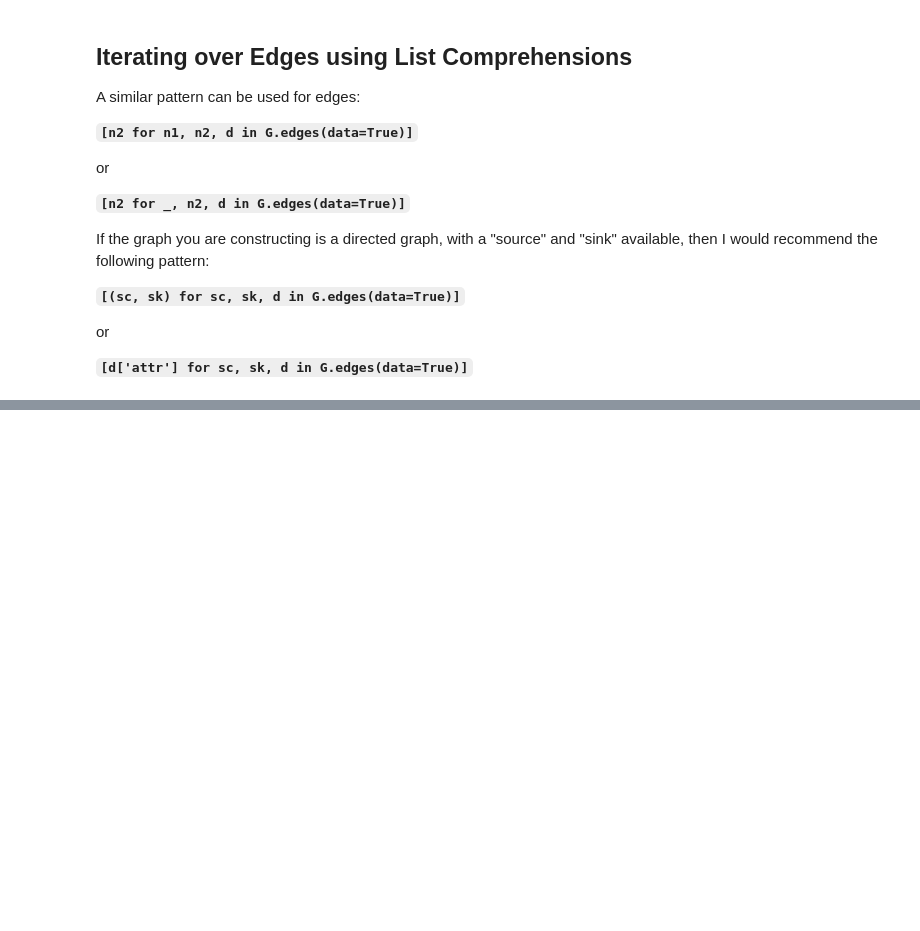
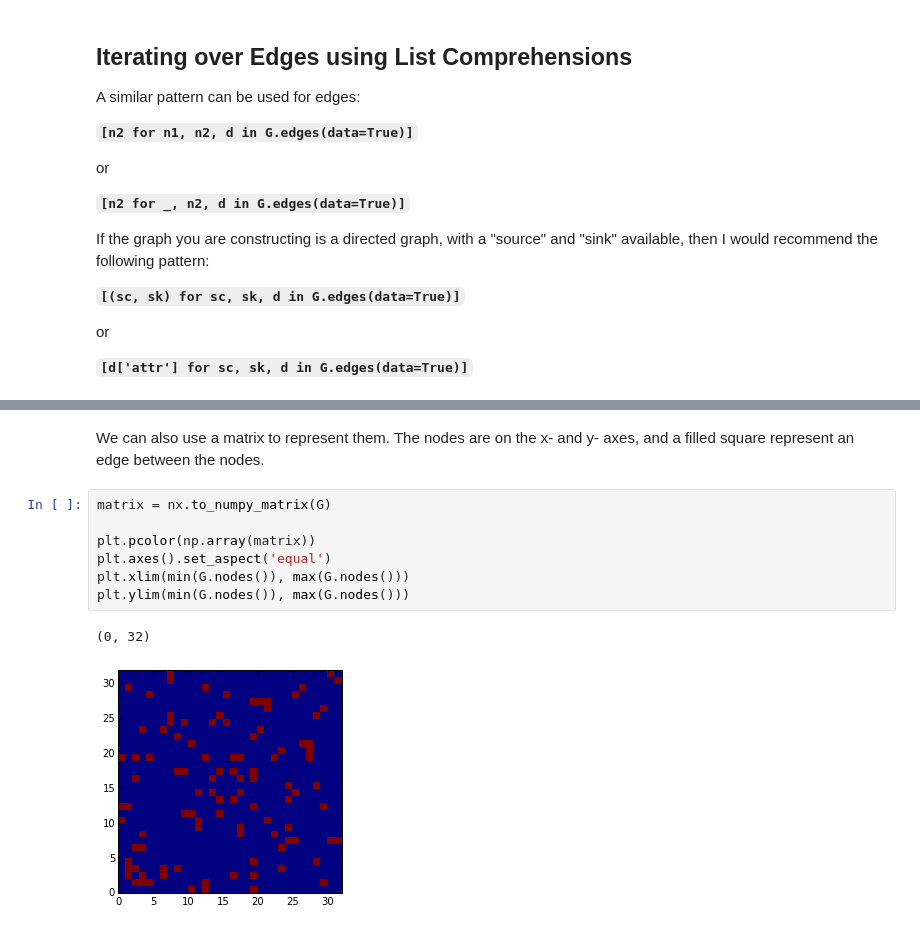
Before and after one commit to ericmjl/Network-Analysis-Made-Simple, a Jupyter notebook: 2. Network(X) Basics.ipynb, the cells around one changed output, grey strips where cells are left out. Saved outputs shown, nothing was run; the diff lists cells and outputs as text; blank space fills up the shorter version.

```diff
--- a/2. Network(X) Basics.ipynb
+++ b/2. Network(X) Basics.ipynb
@@ -204,0 +215,12 @@ or
+# %% [markdown]
+We can also use a matrix to represent them. The nodes are on the x- and y- axes, and a filled square represent an edge between the nodes.
+# %%
+matrix = nx.to_numpy_matrix(G)
+
+plt.pcolor(np.array(matrix))
+plt.axes().set_aspect('equal')
+plt.xlim(min(G.nodes()), max(G.nodes()))
+plt.ylim(min(G.nodes()), max(G.nodes()))
+# %% [output]
+(0, 32)
+[figure, added]
```
Also changed, not shown: parts of 5 cells of this notebook.
